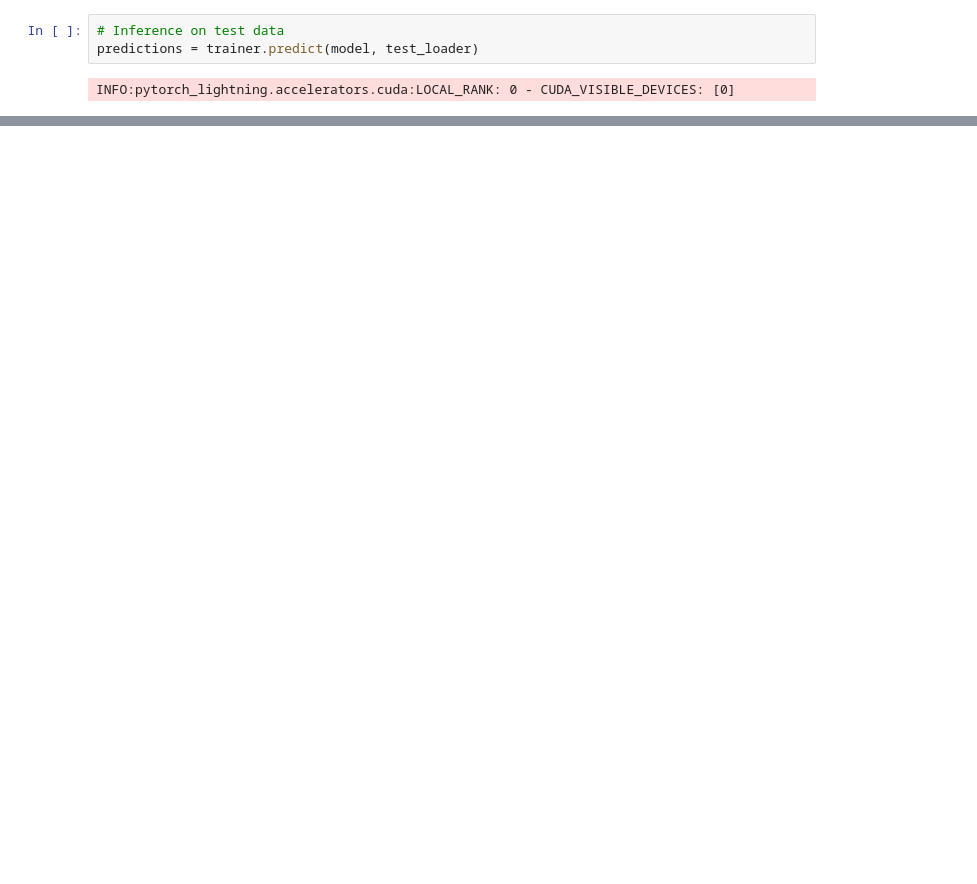
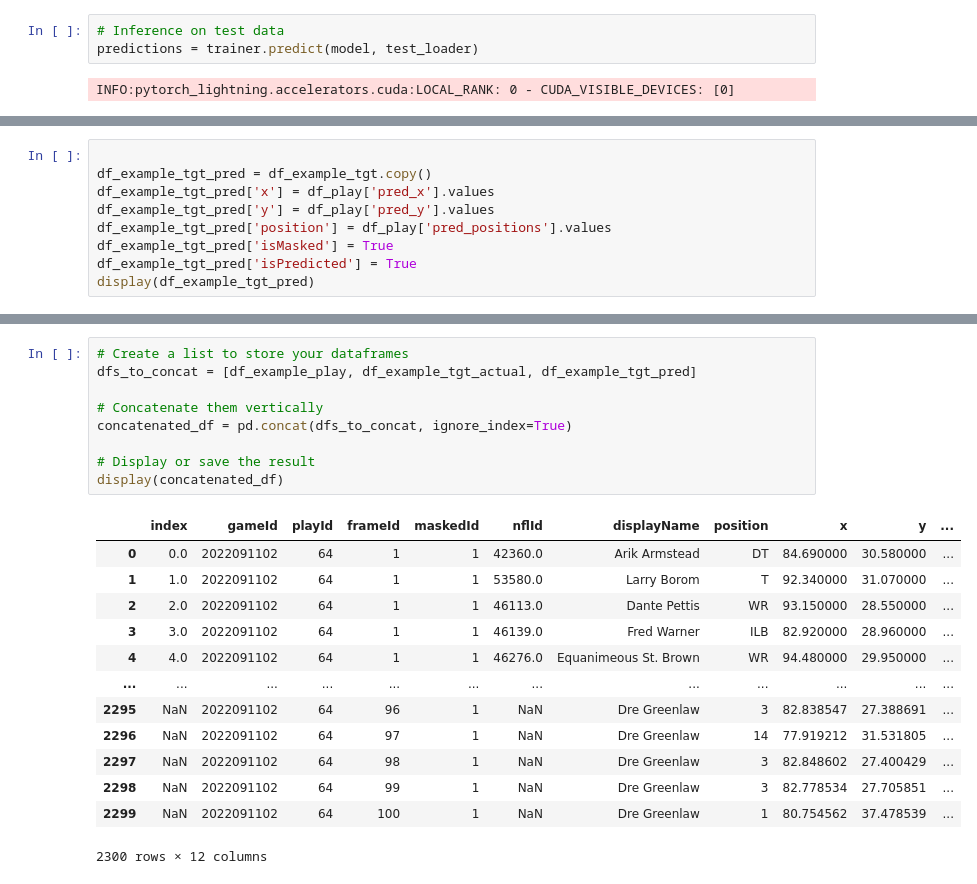
Before and after one commit to illydh/2025-nfl-bdb, a Jupyter notebook: notebooks/preliminary-notebooks/model.ipynb, the cells around one changed output, grey strips where cells are left out. Cells and saved outputs as stored; diff of their text form; blank space fills up the shorter version.

```diff
--- a/notebooks/preliminary-notebooks/model.ipynb
+++ b/notebooks/preliminary-notebooks/model.ipynb
@@ -510,0 +666,9 @@ predicted_labels = df_test_ball_snap['predicted_labels'].values
+# %%
+
+df_example_tgt_pred = df_example_tgt.copy()
+df_example_tgt_pred['x'] = df_play['pred_x'].values
+df_example_tgt_pred['y'] = df_play['pred_y'].values
+df_example_tgt_pred['position'] = df_play['pred_positions'].values
+df_example_tgt_pred['isMasked'] = True
+df_example_tgt_pred['isPredicted'] = True
+display(df_example_tgt_pred)
@@ -510,0 +689,23 @@ predicted_labels = df_test_ball_snap['predicted_labels'].values
+# %%
+# Create a list to store your dataframes
+dfs_to_concat = [df_example_play, df_example_tgt_actual, df_example_tgt_pred]
+
+# Concatenate them vertically
+concatenated_df = pd.concat(dfs_to_concat, ignore_index=True)
+
+# Display or save the result
+display(concatenated_df)
+# %% [output]
+|  | index | gameId | playId | frameId | maskedId | nflId | displayName | position | x | y | ... |
+| 0 | 0.0 | 2022091102 | 64 | 1 | 1 | 42360.0 | Arik Armstead | DT | 84.690000 | 30.580000 | ... |
+| 1 | 1.0 | 2022091102 | 64 | 1 | 1 | 53580.0 | Larry Borom | T | 92.340000 | 31.070000 | ... |
+| 2 | 2.0 | 2022091102 | 64 | 1 | 1 | 46113.0 | Dante Pettis | WR | 93.150000 | 28.550000 | ... |
+| 3 | 3.0 | 2022091102 | 64 | 1 | 1 | 46139.0 | Fred Warner | ILB | 82.920000 | 28.960000 | ... |
+| 4 | 4.0 | 2022091102 | 64 | 1 | 1 | 46276.0 | Equanimeous St. Brown | WR | 94.480000 | 29.950000 | ... |
+| ... | ... | ... | ... | ... | ... | ... | ... | ... | ... | ... | ... |
+| 2295 | NaN | 2022091102 | 64 | 96 | 1 | NaN | Dre Greenlaw | 3 | 82.838547 | 27.388691 | ... |
+| 2296 | NaN | 2022091102 | 64 | 97 | 1 | NaN | Dre Greenlaw | 14 | 77.919212 | 31.531805 | ... |
+| 2297 | NaN | 2022091102 | 64 | 98 | 1 | NaN | Dre Greenlaw | 3 | 82.848602 | 27.400429 | ... |
+| 2298 | NaN | 2022091102 | 64 | 99 | 1 | NaN | Dre Greenlaw | 3 | 82.778534 | 27.705851 | ... |
+| 2299 | NaN | 2022091102 | 64 | 100 | 1 | NaN | Dre Greenlaw | 1 | 80.754562 | 37.478539 | ... |
+2300 rows × 12 columns
```
Also changed, not shown: parts of 38 cells of this notebook.
